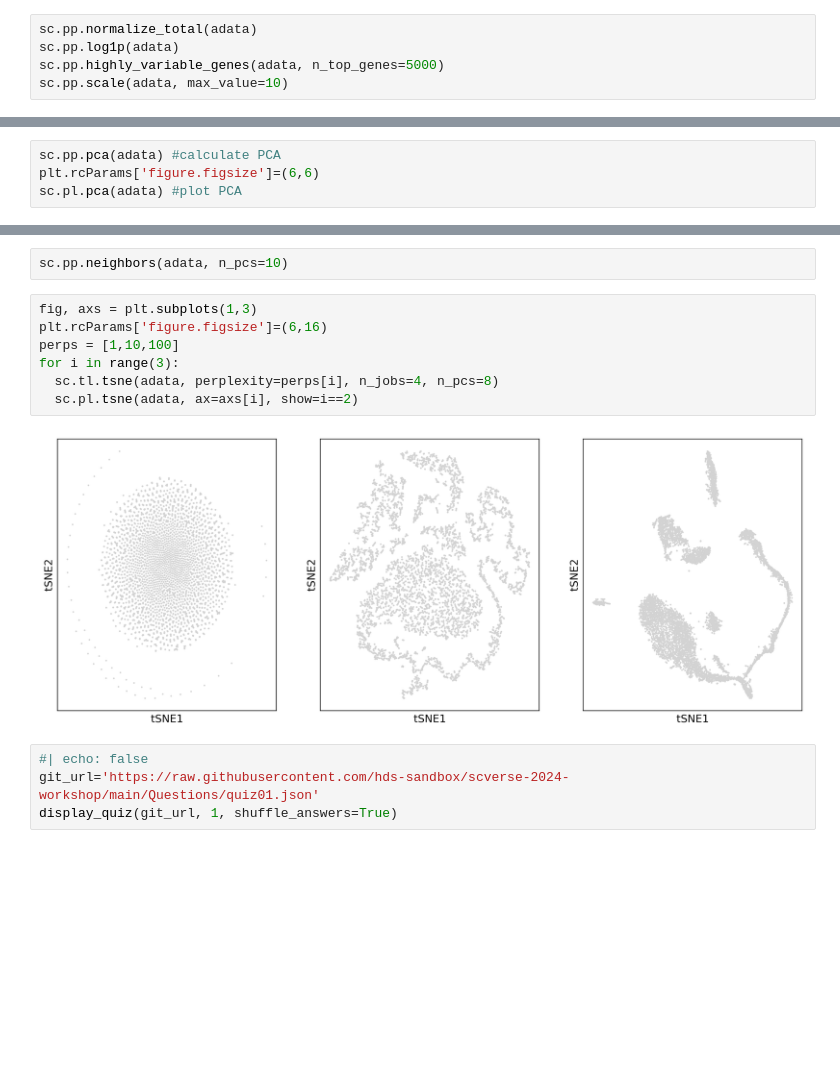
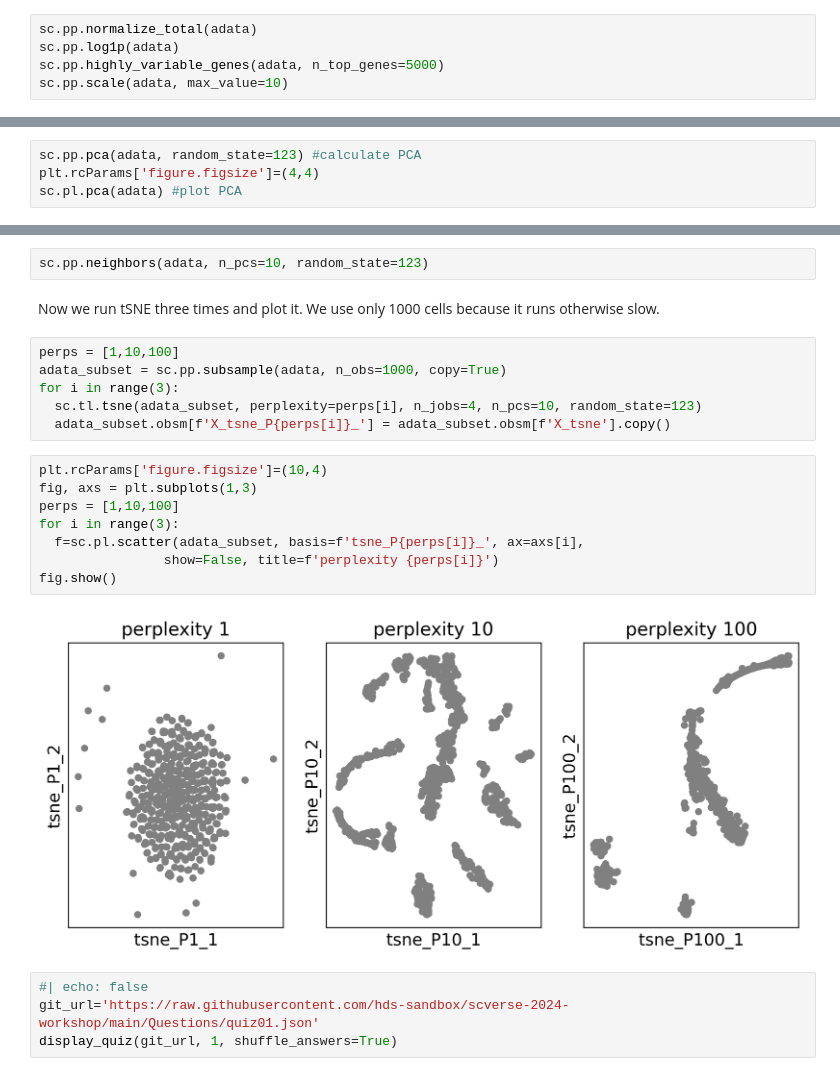
Before and after one commit to hds-sandbox/scverse-2024-workshop, a Jupyter notebook: notebooks/interactivePlotsTransc.ipynb, the cells around one changed output, grey strips where cells are left out. Drawn from its saved outputs; the diff is of its cells as text; blank space fills up the shorter version.

```diff
--- a/notebooks/interactivePlotsTransc.ipynb
+++ b/notebooks/interactivePlotsTransc.ipynb
@@ -103,5 +115,5 @@ PCA is usually the starting point of most calculations in scRNA analysis.
 # %%
-sc.pp.pca(adata) #calculate PCA
-plt.rcParams['figure.figsize']=(6,6)
+sc.pp.pca(adata, random_state=123) #calculate PCA
+plt.rcParams['figure.figsize']=(4,4)
 sc.pl.pca(adata) #plot PCA
 # %% [output]
@@ -113,14 +148,23 @@ sc.pl.pca_variance_ratio(adata)
 # %%
-sc.pp.neighbors(adata, n_pcs=10)
+sc.pp.neighbors(adata, n_pcs=10, random_state=123)
+# %% [markdown]
+Now we run tSNE three times and plot it. We use only 1000 cells because it runs otherwise slow.
+# %%
+perps = [1,10,100]
+adata_subset = sc.pp.subsample(adata, n_obs=1000, copy=True)
+for i in range(3):
+  sc.tl.tsne(adata_subset, perplexity=perps[i], n_jobs=4, n_pcs=10, random_state=123)
+  adata_subset.obsm[f'X_tsne_P{perps[i]}_'] = adata_subset.obsm[f'X_tsne'].copy()
 # %%
+plt.rcParams['figure.figsize']=(10,4)
 fig, axs = plt.subplots(1,3)
-plt.rcParams['figure.figsize']=(6,16)
 perps = [1,10,100]
 for i in range(3):
-  sc.tl.tsne(adata, perplexity=perps[i], n_jobs=4, n_pcs=8)
-  sc.pl.tsne(adata, ax=axs[i], show=i==2)
+  f=sc.pl.scatter(adata_subset, basis=f'tsne_P{perps[i]}_', ax=axs[i],
+                show=False, title=f'perplexity {perps[i]}')
+fig.show()
 # %% [output]
-[figure, old version]
+[figure, new version]
 # %%
 #| echo: false
 git_url='https://raw.githubusercontent.com/hds-sandbox/scverse-2024-workshop/main/Questions/quiz01.json'
```
Also changed, not shown: parts of 65 cells of this notebook.
